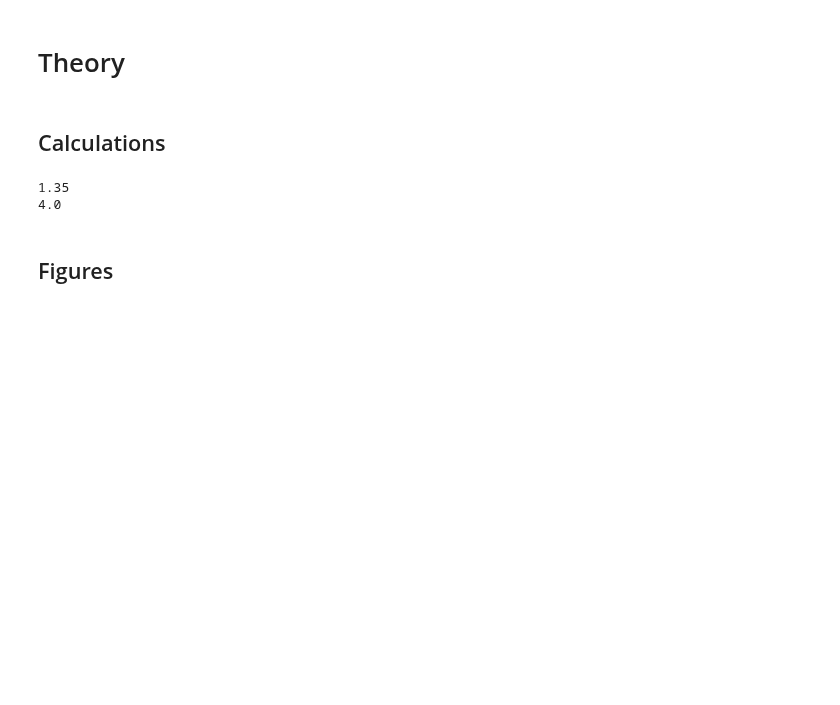
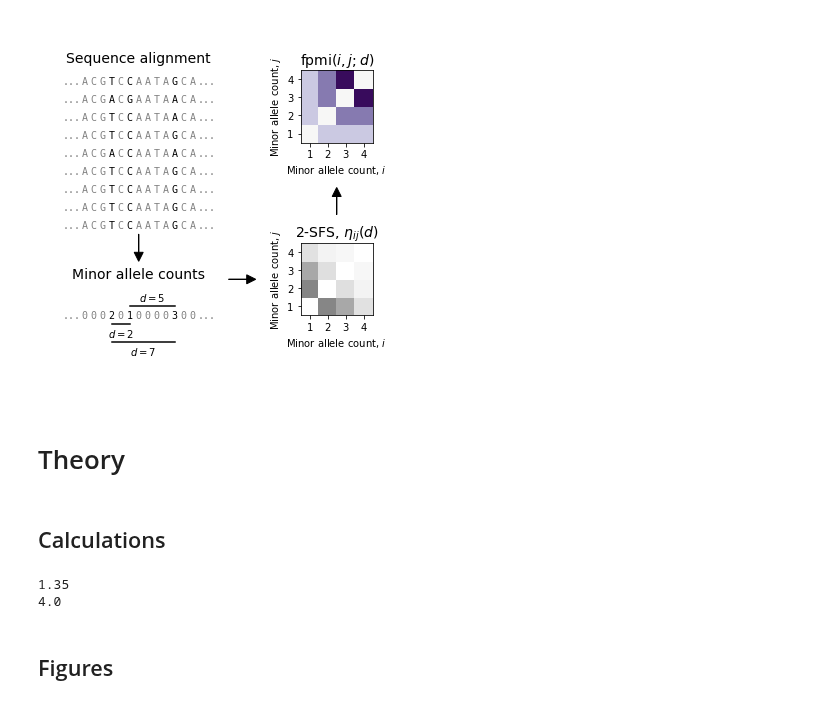
Before and after one commit to dp-rice/multiplemergers, a Jupyter notebook: notebooks/figures_theory_and_simulation.ipynb, the cells around one changed output. Drawn from its saved outputs; the diff is of its cells as text; code cells hidden in the pictures; blank space fills up the shorter version.

Commit message:
Make schematic figure.

```diff
--- a/notebooks/figures_theory_and_simulation.ipynb
+++ b/notebooks/figures_theory_and_simulation.ipynb
@@ -74,0 +77,99 @@ def wpmi_colorbar(ax, scale, vm, cmap):
+# %%
+def multic_text(x, y, dx, dy, strings, colored=[], ax=None, C0='0.5', C1='0.0'):
+    if ax is None:
+        ax = plt.gca()
+    for i, s in enumerate(strings):
+        y_s = y + i*dy
+        ax.text(x - 1.5*dx, y_s, '...', fontproperties='monospace', ha='center', va='center', color=C0)
+        ax.text(x + (len(s)+.5)*dx, y_s, '...', fontproperties='monospace', ha='center', va='center', color=C0)
+        for j, ch in enumerate(s):
+            x_c = x + j*dx
+            if j in colored:
+                col = C1
+            else:
+                col = C0
+            ax.text(x_c, y_s, ch, color=col, fontproperties='monospace', ha='center', va='center')
+# %%
+arrow_props = {"head_width":dy/2, "head_length":dy/2, "fc":'k', "ec":'k'}
+
+seq = 'ACG{}C{}AATA{}CA'
+alleles1 = 'TTTTATTAT'
+alleles2 = 'CCCCCCCGC'
+alleles3 = 'GGGGAGAAG'
+sequences = [seq.format(*als) for als in zip(alleles1, alleles2, alleles3)]
+
+n_seq = len(alleles1)
+len_seq = len(sequences[0])
+print(len_seq)
+
+
+fig = plt.figure(figsize=(5, 5))
+
+ax = fig.add_axes([0, 0, 1, 1])
+ax.spines['right'].set_visible(False)
+ax.spines['top'].set_visible(False)
+ax.spines['left'].set_visible(False)
+ax.spines['bottom'].set_visible(False)
+ax.set_xticks([])
+ax.set_yticks([])
+
+x = 0.1
+y = 0.2
+dx = 0.025
+dy = 0.05
+x_c = x + (len_seq-1)/2*dx
+
+t = ax.text(x_c, y + (5.25+n_seq)*dy, 'Sequence alignment', ha='center', va='center', fontsize=14)
+multic_text(x, y + 5*dy, dx, dy, sequences, [3,5, 10], ax=ax)
+
+ax.text(x_c, y + 2.25*dy, 'Minor allele counts', ha='center', va='center', fontsize=14)
+
+counts = '0002010000300'
+multic_text(x, y, dx, dy, [counts] , [3,5, 10], ax=ax)
+
+ax.plot([x + 3*dx, x + 5*dx], [y - dy/2, y - dy/2], 'k')
+ax.text(x + 4*dx, y - 1*dy, '$d=2$', va='center', ha='center')
+
+ax.plot([x + 3*dx, x + 10*dx], [y - 1.5*dy, y - 1.5*dy], 'k')
+ax.text(x + (13/2)*dx, y - 2*dy, '$d=7$', va='center', ha='center')
+
+
+ax.plot([x + 5*dx, x + 10*dx], [y + dy/2, y + dy/2], 'k')
+ax.text(x + (15/2)*dx, y + 1*dy, '$d=5$', va='center', ha='center')
+
+ax.set_xlim([0,1])
+ax.set_ylim([0,1])
+
+eta_schem, eta2_schem = stats(8, "kingman")
+x2 = 0.7
+size = 0.2
+
+ax.arrow(x_c, y + 4.5*dy, 0, -dy, **arrow_props)
+ax.arrow(x2+size/2, 0.2+1.4*size, 0, dy, **arrow_props)
+ax.arrow(0.5, 0.3, dy, 0, **arrow_props)
+
+ax = fig.add_axes((x2, 0.2, size, size))
+ax.pcolormesh(eta2_schem, cmap='Greys', vmin=0, vmax=1.2)
+ax.set_yticks(0.5 + np.arange(4))
+ax.set_yticklabels(range(1,5))
+ax.set_xticks(0.5 + np.arange(4))
+ax.set_xticklabels(range(1,5))
+ax.set_ylabel('Minor allele count, $j$')
+ax.set_xlabel('Minor allele count, $i$')
+ax.set_title('2-SFS, $\eta_{ij}(d)$', fontsize=14)
+
+
+ax = fig.add_axes((x2, 0.68, size, size))
+fpmi = np.log(eta2_schem/np.outer(eta_schem, eta_schem))
+fpmi[np.diag_indices_from(fpmi)] = 0
+ax.pcolormesh(fpmi, cmap='PuOr_r', vmin=-0.5, vmax=0.5)
+ax.set_yticks(0.5 + np.arange(4))
+ax.set_yticklabels(range(1,5))
+ax.set_xticks(0.5 + np.arange(4))
+ax.set_xticklabels(range(1,5))
+ax.set_ylabel('Minor allele count, $j$')
+ax.set_xlabel('Minor allele count, $i$')
+ax.set_title('fpmi$(i,j;d)$', fontsize=14)
+
+fig.savefig('../manuscript/figures/schematic.pdf')
+# %% [output]
@@ -75,3 +177,4 @@ def wpmi_colorbar(ax, scale, vm, cmap):
+[figure, added]
 # %% [markdown]
 # Theory
 # %% [markdown]
```
Also changed, not shown: parts of 4 cells of this notebook, 1 other file.
